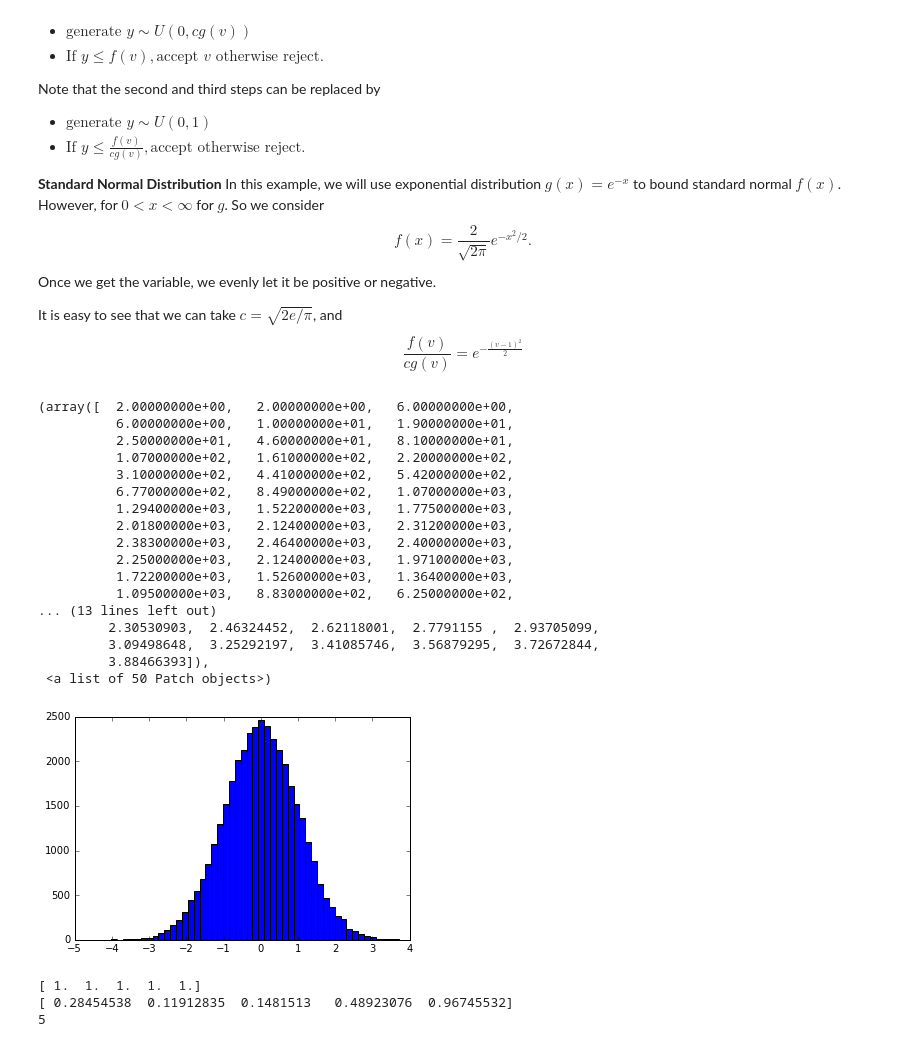
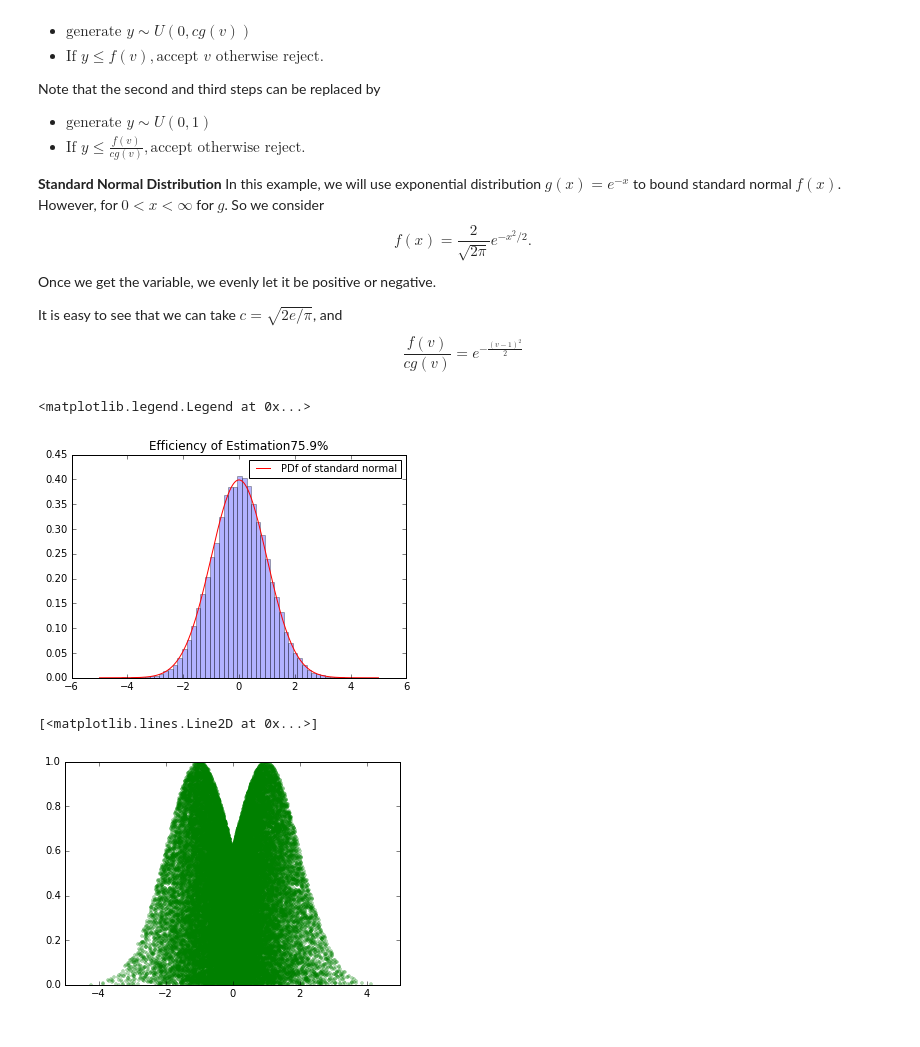
Before and after one commit to jimmychou0704/Simulation, a Jupyter notebook: Generate_random_variable/rejection_method.ipynb, the cells around one changed output. Drawn from its saved outputs; the diff is of its cells as text; code cells hidden in the pictures.

```diff
--- a/Generate_random_variable/rejection_method.ipynb
+++ b/Generate_random_variable/rejection_method.ipynb
@@ -37,8 +37,8 @@ def exp_distribution(lambda_):
 
 
 
-
-
+#First digit: std normal random numbers
+#Second digit: acceptance rate, note that it is close to 1/c=1/1.32
 def std_normal(num_iter):
         #generate v from exp(lambda=1)
         v = np.array([exp_distribution(1) for i in range(num_iter)])
@@ -48,51 +48,38 @@ def std_normal(num_iter):
 
         #accept according to acc-reject criterion
         accept = v[np.where(y<= np.exp(-((v-1)**2)/2))[0]]
-
+        accept_y = y[np.where(y<= np.exp(-((v-1)**2)/2))[0]]
+        reject = v[np.where(y> np.exp(-((v-1)**2)/2))[0]]
+        reject_y = y[np.where(y> np.exp(-((v-1)**2)/2))[0]]
         #let accept be positive or negtive with probability 0.5 to 0.5
         judge = npr.rand(len(accept))
         z = np.where(judge<0.5, -accept, accept)
 
-        return z
+        return z, 100* float(len(accept))/len(v), accept_y
-# %%
-sample = std_normal(50000)
-plt.hist(sample, bins=50, normed=False)
-# %% [output]
-(array([  2.00000000e+00,   2.00000000e+00,   6.00000000e+00,
-          6.00000000e+00,   1.00000000e+01,   1.90000000e+01,
-          2.50000000e+01,   4.60000000e+01,   8.10000000e+01,
-          1.07000000e+02,   1.61000000e+02,   2.20000000e+02,
-          3.10000000e+02,   4.41000000e+02,   5.42000000e+02,
-          6.77000000e+02,   8.49000000e+02,   1.07000000e+03,
-          1.29400000e+03,   1.52200000e+03,   1.77500000e+03,
-          2.01800000e+03,   2.12400000e+03,   2.31200000e+03,
-          2.38300000e+03,   2.46400000e+03,   2.40000000e+03,
-          2.25000000e+03,   2.12400000e+03,   1.97100000e+03,
-          1.72200000e+03,   1.52600000e+03,   1.36400000e+03,
-          1.09500000e+03,   8.83000000e+02,   6.25000000e+02,
-... (13 lines left out)
-         2.30530903,  2.46324452,  2.62118001,  2.7791155 ,  2.93705099,
-         3.09498648,  3.25292197,  3.41085746,  3.56879295,  3.72672844,
-         3.88466393]),
- <a list of 50 Patch objects>)
-[figure, removed]
-# %%
-x = np.linspace(0,5, 51)
-y = np.sin(x)
-#fig , ax = plt.subplots()
-#ax.plot(x, y)
-#ax.plot(x,y)
-#f = lambda x: x**3
-#fig, ax = plt.subplots()
-#ax.plot(x, f(x))
-a = np.ones(5)
-judge = npr.rand(5)
-b =np.where(judge <0.5, a,b)
-c = [1 for i in range(5)]
-print a
-print judge
-print len(a)
-# %% [output]
-[ 1.  1.  1.  1.  1.]
-[ 0.28454538  0.11912835  0.1481513   0.48923076  0.96745532]
-5
+# %%
+from scipy.stats import norm
+num_iter = 50000
+x = np.linspace(-5,5, num_iter)
+sample = std_normal(num_iter)[0]
+efficiency = std_normal(num_iter)[1]
+fig, ax = plt.subplots()
+
+
+
+ax.hist(sample, bins=50, normed=1, alpha = 0.3)
+ax.plot(x,norm.pdf(x,0,1),'r', label='PDf of standard normal' )
+ax.set_title('Efficiency of Estimation%3.1f%%'%efficiency )
+ax.legend(fontsize=10)
+# %% [output]
+<matplotlib.legend.Legend at 0x...>
+[figure, added]
+# %%
+num_iter = 50000
+sample = std_normal(num_iter)
+z = sample[0]
+y = sample[2]
+fig, ax = plt.subplots()
+ax.plot(z,y,'g.',label='accepted',alpha=.3)
+# %% [output]
+[<matplotlib.lines.Line2D at 0x...>]
+[figure, added]
```
Also changed, not shown: parts of 1 cell of this notebook, 2 other files.
